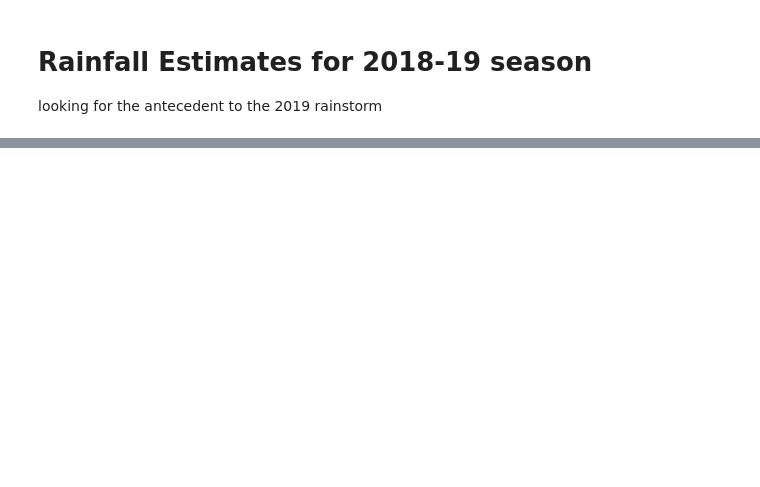
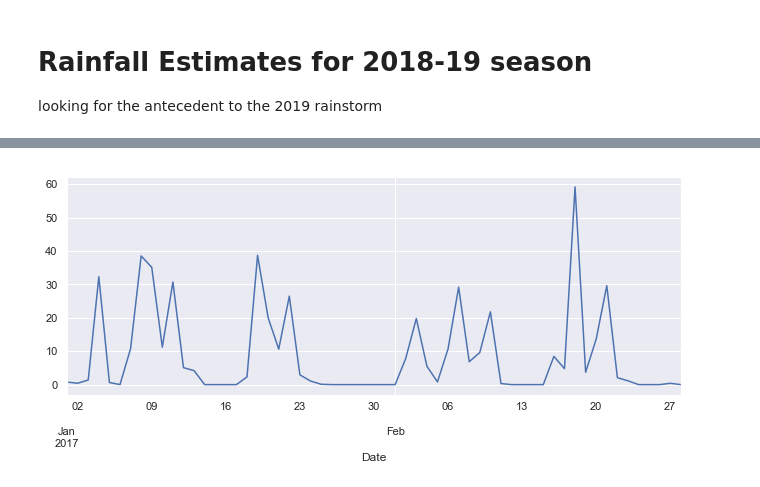
Before and after one commit to marynsanders/surfProject, a Jupyter notebook: rainfall/Rainfall.ipynb, the cells around one changed output, grey strips where cells are left out. Drawn from its saved outputs; the diff is of its cells as text; code cells hidden in the pictures; blank space fills up the shorter version.

```diff
--- a/rainfall/Rainfall.ipynb
+++ b/rainfall/Rainfall.ipynb
@@ -16,0 +62,3 @@ sns.lineplot(dfNoZeros.datetime, dfNoZeros.cumulativeRain)
+# %%
+PRISM_RhondasHill = pd.read_csv('date_rain_prism.csv')
+PRISM_RhondasHill.head(3)
@@ -16,0 +70,3 @@ sns.lineplot(dfNoZeros.datetime, dfNoZeros.cumulativeRain)
+# %%
+PRISM_RhondasHill['Date'] =  pd.to_datetime(PRISM_RhondasHill['Date'])
+PRISM_RhondasHill.head()
@@ -16,0 +80,3 @@ sns.lineplot(dfNoZeros.datetime, dfNoZeros.cumulativeRain)
+# %%
+PRISM_RhondasHill = PRISM_RhondasHill[(PRISM_RhondasHill['Date'] > '2019-01-18') & (PRISM_RhondasHill['Date'] <= '2019-02-18')]
+PRISM_RhondasHill = PRISM_RhondasHill.set_index('Date').cumsum()
@@ -16,0 +101,4 @@ sns.lineplot(dfNoZeros.datetime, dfNoZeros.cumulativeRain)
+# %%
+ax001 = PRISM_RhondasHill.loc['2017-01-01':'2017-02-28', 'ppt (mm)'].plot()
+# %% [output]
+[figure, added]
```
Also changed, not shown: parts of 17 cells of this notebook, 4 other files.
